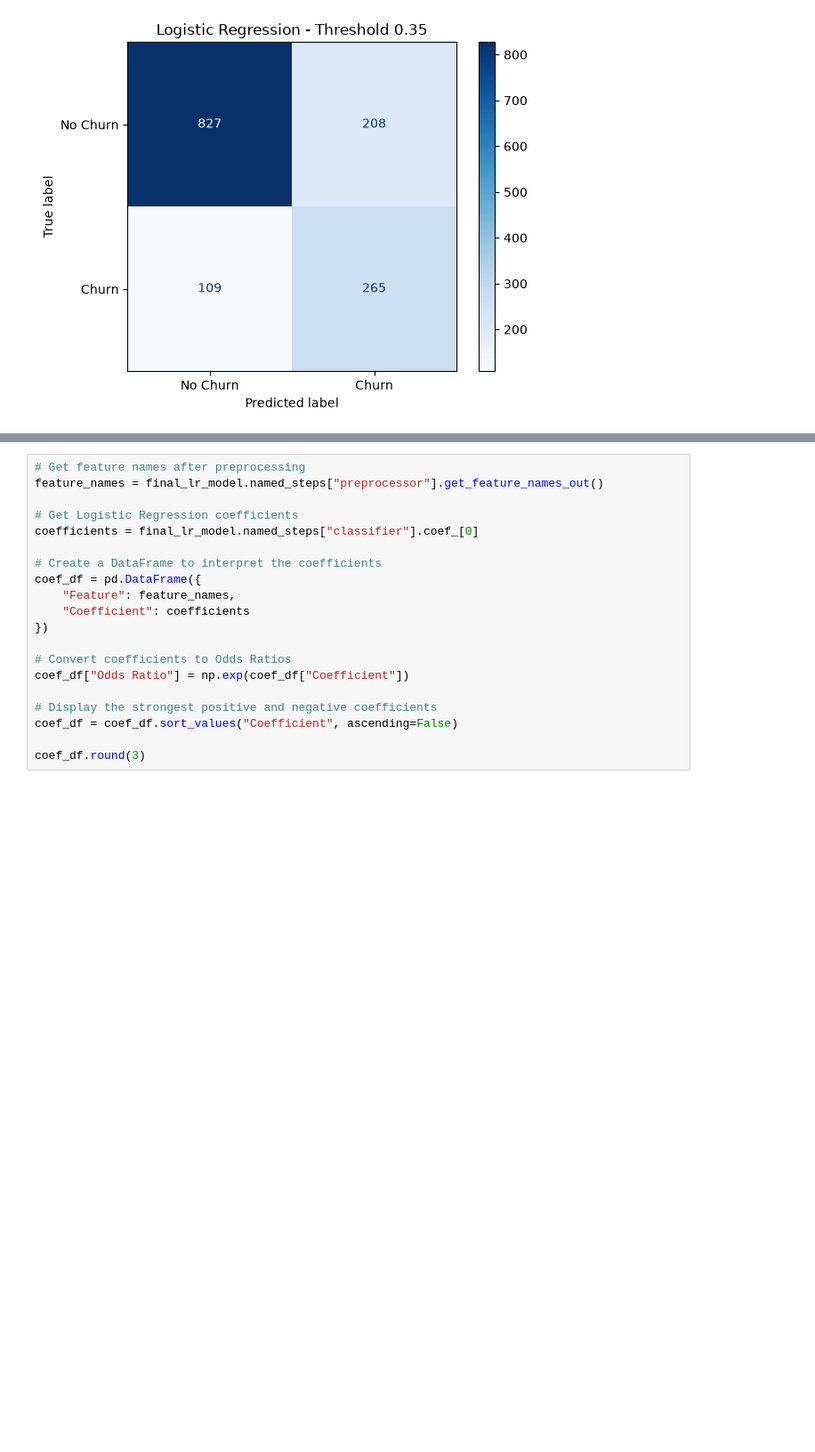
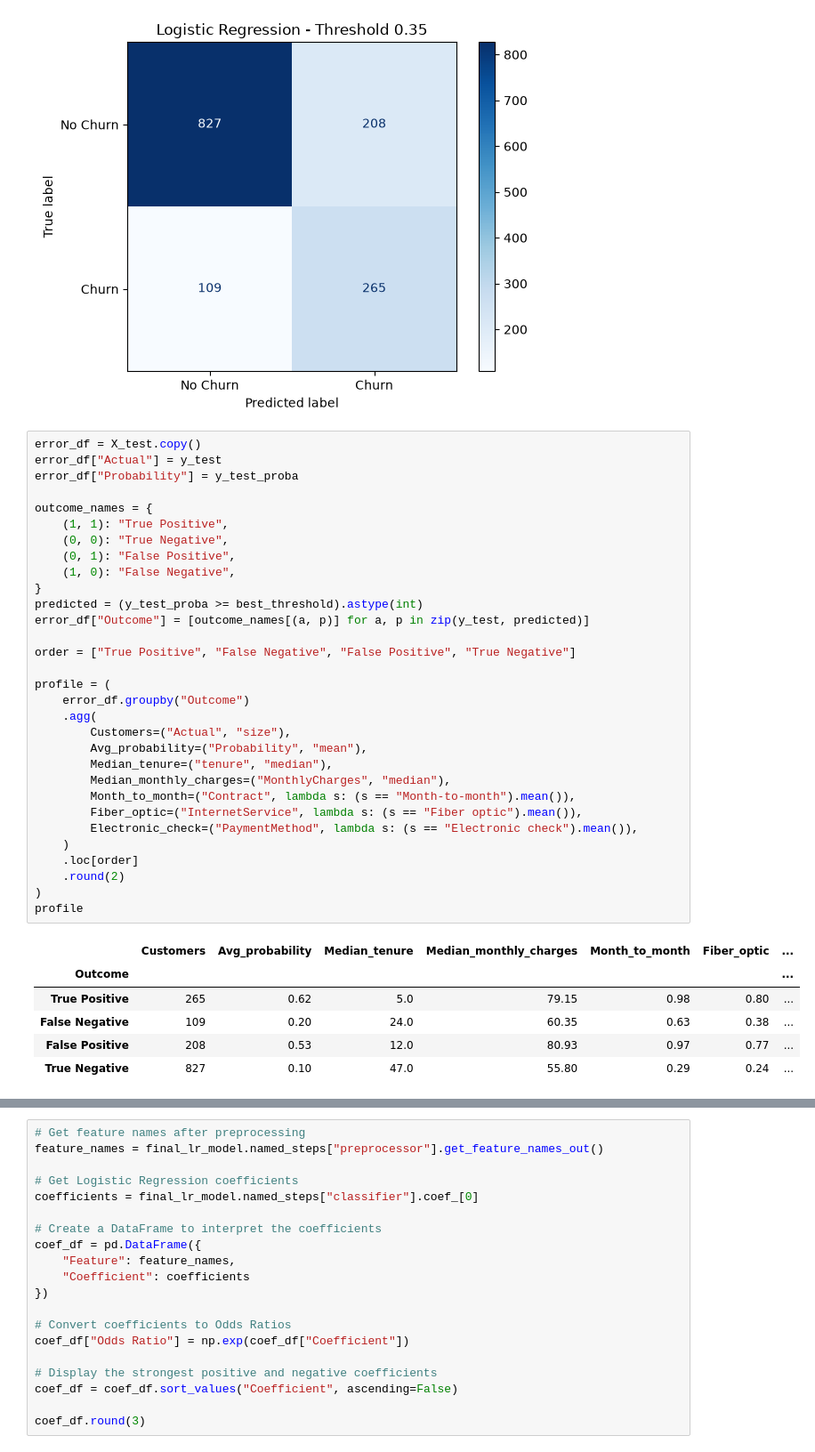
Before and after one commit to Mo1Halem/customer-churn-prediction, a Jupyter notebook: main.ipynb, the cells around one changed output, grey strips where cells are left out. Shown at 89% size. Cells and saved outputs as stored; diff of their text form; blank space fills up the shorter version.

Commit message:
Add error analysis

```diff
--- a/main.ipynb
+++ b/main.ipynb
@@ -769,3 +769,41 @@ plt.title("Logistic Regression - Threshold 0.35")
 plt.show()
 # %% [output]
 [figure]
+# %%
+error_df = X_test.copy()
+error_df["Actual"] = y_test
+error_df["Probability"] = y_test_proba
+
+outcome_names = {
+    (1, 1): "True Positive",
+    (0, 0): "True Negative",
+    (0, 1): "False Positive",
+    (1, 0): "False Negative",
+}
+predicted = (y_test_proba >= best_threshold).astype(int)
+error_df["Outcome"] = [outcome_names[(a, p)] for a, p in zip(y_test, predicted)]
+
+order = ["True Positive", "False Negative", "False Positive", "True Negative"]
+
+profile = (
+    error_df.groupby("Outcome")
+    .agg(
+        Customers=("Actual", "size"),
+        Avg_probability=("Probability", "mean"),
+        Median_tenure=("tenure", "median"),
+        Median_monthly_charges=("MonthlyCharges", "median"),
+        Month_to_month=("Contract", lambda s: (s == "Month-to-month").mean()),
+        Fiber_optic=("InternetService", lambda s: (s == "Fiber optic").mean()),
+        Electronic_check=("PaymentMethod", lambda s: (s == "Electronic check").mean()),
+    )
+    .loc[order]
+    .round(2)
+)
+profile
+# %% [output]
+|  | Customers | Avg_probability | Median_tenure | Median_monthly_charges | Month_to_month | Fiber_optic | ... |
+| Outcome |  |  |  |  |  |  | ... |
+| True Positive | 265 | 0.62 | 5.0 | 79.15 | 0.98 | 0.80 | ... |
+| False Negative | 109 | 0.20 | 24.0 | 60.35 | 0.63 | 0.38 | ... |
+| False Positive | 208 | 0.53 | 12.0 | 80.93 | 0.97 | 0.77 | ... |
+| True Negative | 827 | 0.10 | 47.0 | 55.80 | 0.29 | 0.24 | ... |
```
Also changed, not shown: parts of 2 cells of this notebook.
